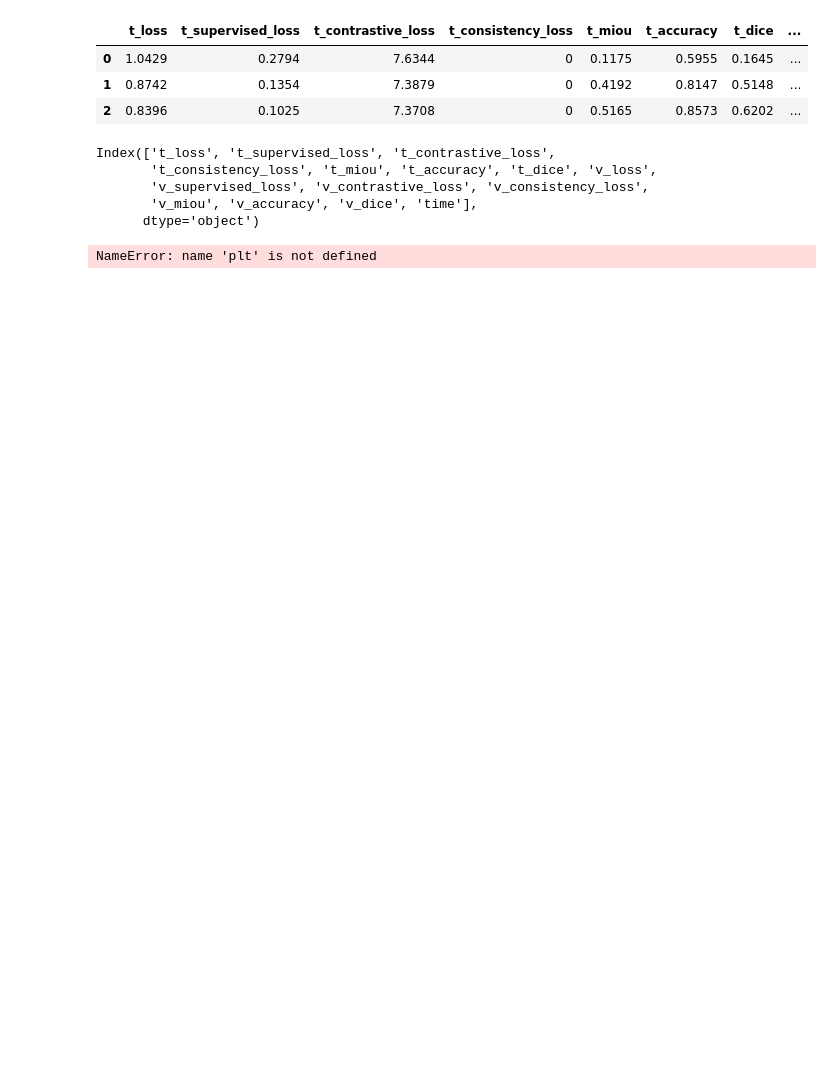
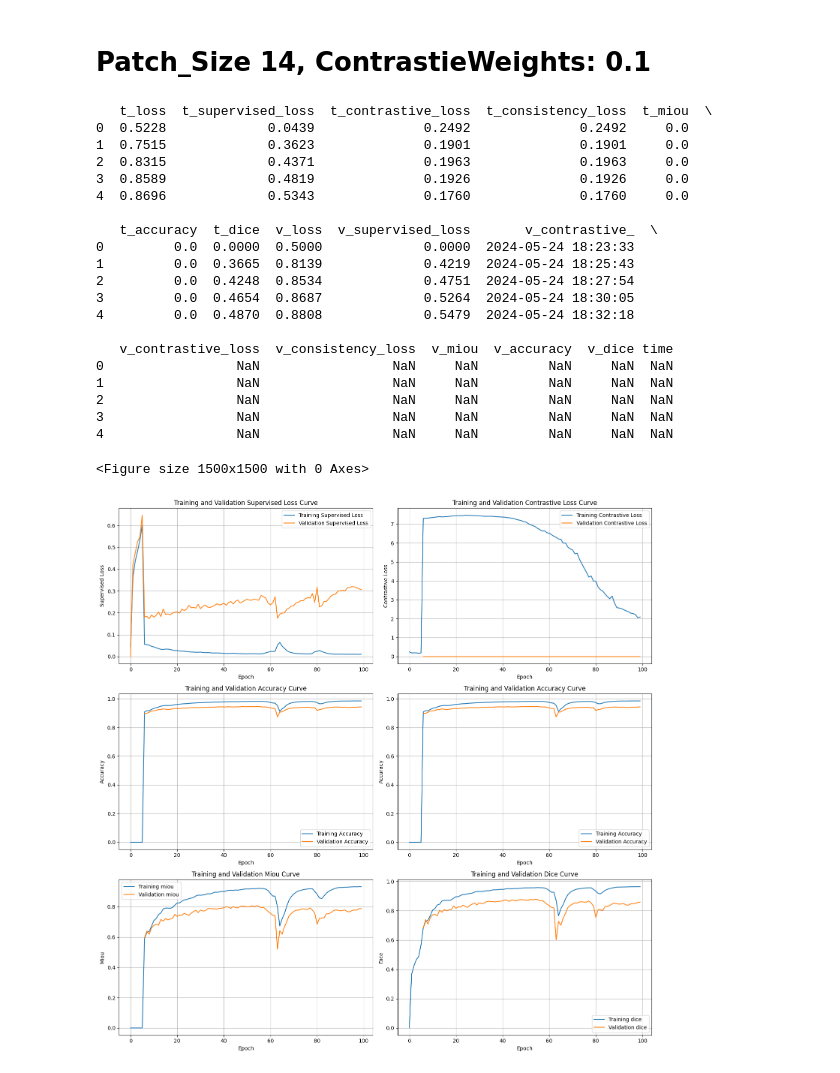
Before and after one commit to Yang-Jiaxiang/PatchCL-MedSeg-Louis, a Jupyter notebook: Loss_curve.ipynb, the cells around one changed output. Saved outputs shown, nothing was run; the diff lists cells and outputs as text; code cells hidden in the pictures; blank space fills up the shorter version.

```diff
--- a/Loss_curve.ipynb
+++ b/Loss_curve.ipynb
@@ -0,0 +4,5 @@
+# %%
+def readCSV(path):
+    df = pd.read_csv(path)
+    print(df.head())
+    return df
@@ -1,33 +103,29 @@
+# %% [markdown]
+# Patch_Size 14, ContrastieWeights: 0.1
 # %%
-import pandas as pd
-import matplotlib.pyplot as plt
-
-# 讀取 CSV 檔案
 csv_file_path = 'output/supervised pre training_loss-Resnet18_Image-224_patchSize-14_ContrastieWeights-0.1.csv'  # 請將此處替換為你的 CSV 檔案路徑
-df = pd.read_csv(csv_file_path)
-df.head()
+df = readCSV(csv_file_path)
+plotCurve(df)
 # %% [output]
-|  | t_loss | t_supervised_loss | t_contrastive_loss | t_consistency_loss | t_miou | t_accuracy | t_dice | ... |
-| 0 | 1.0429 | 0.2794 | 7.6344 | 0 | 0.1175 | 0.5955 | 0.1645 | ... |
-| 1 | 0.8742 | 0.1354 | 7.3879 | 0 | 0.4192 | 0.8147 | 0.5148 | ... |
-| 2 | 0.8396 | 0.1025 | 7.3708 | 0 | 0.5165 | 0.8573 | 0.6202 | ... |
+   t_loss  t_supervised_loss  t_contrastive_loss  t_consistency_loss  t_miou  \
+0  0.5228             0.0439              0.2492              0.2492     0.0
+1  0.7515             0.3623              0.1901              0.1901     0.0
+2  0.8315             0.4371              0.1963              0.1963     0.0
+3  0.8589             0.4819              0.1926              0.1926     0.0
+4  0.8696             0.5343              0.1760              0.1760     0.0
+
+   t_accuracy  t_dice  v_loss  v_supervised_loss       v_contrastive_  \
+0         0.0  0.0000  0.5000             0.0000  2024-05-24 18:23:33
+1         0.0  0.3665  0.8139             0.4219  2024-05-24 18:25:43
+2         0.0  0.4248  0.8534             0.4751  2024-05-24 18:27:54
+3         0.0  0.4654  0.8687             0.5264  2024-05-24 18:30:05
+4         0.0  0.4870  0.8808             0.5479  2024-05-24 18:32:18
+
+   v_contrastive_loss  v_consistency_loss  v_miou  v_accuracy  v_dice time
+0                 NaN                 NaN     NaN         NaN     NaN  NaN
+1                 NaN                 NaN     NaN         NaN     NaN  NaN
+2                 NaN                 NaN     NaN         NaN     NaN  NaN
+3                 NaN                 NaN     NaN         NaN     NaN  NaN
+4                 NaN                 NaN     NaN         NaN     NaN  NaN
+<Figure size 1500x1500 with 0 Axes>
+[figure, added]
-# %%
-df.columns
-# %% [output]
-Index(['t_loss', 't_supervised_loss', 't_contrastive_loss',
-       't_consistency_loss', 't_miou', 't_accuracy', 't_dice', 'v_loss',
-       'v_supervised_loss', 'v_contrastive_loss', 'v_consistency_loss',
-       'v_miou', 'v_accuracy', 'v_dice', 'time'],
-      dtype='object')
-# %%
-plt.figure(figsize=(10, 6))
-plt.plot(df['t_supervised_loss'], label='Training Supervised Loss')
-plt.plot(df['v_supervised_loss'], label='Validation Supervised Loss')
-plt.xlabel('Epoch')
-plt.ylabel('Supervised Loss')
-plt.title('Training and Validation Supervised Loss Curve')
-plt.legend()
-plt.grid(True)
-plt.show()
-# %% [output]
-NameError: name 'plt' is not defined
```
Also changed, not shown: parts of 9 cells of this notebook, 15 other files.
